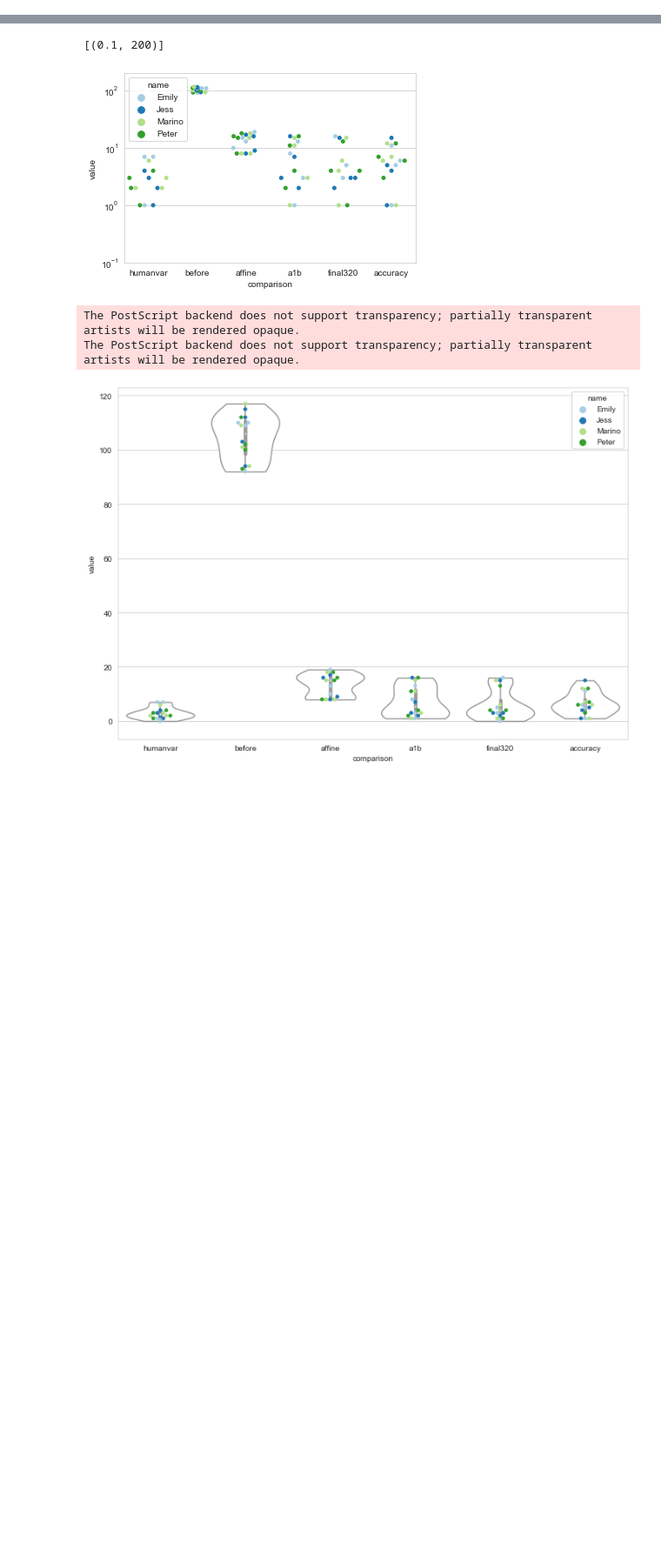
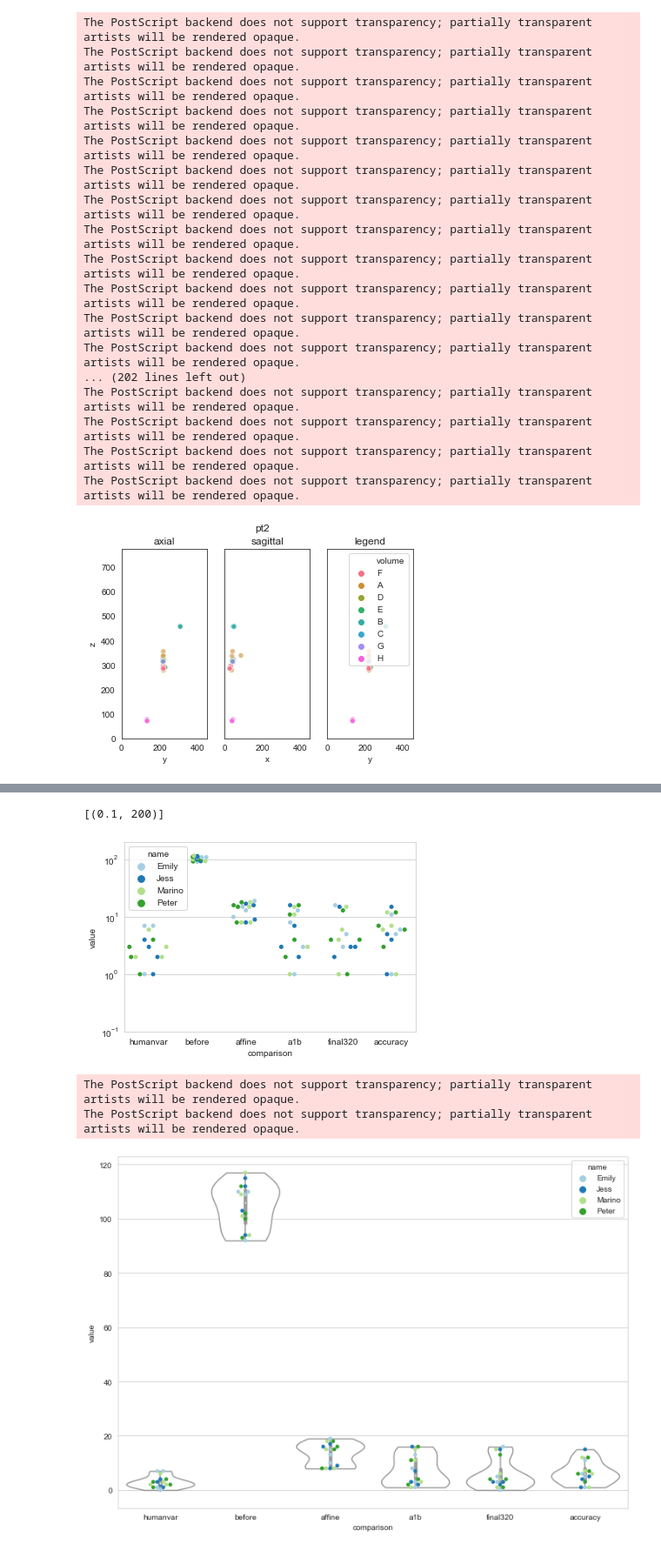
Before and after one commit to PrincetonUniversity/BrainPipe, a Jupyter notebook: tools/analysis/humanvselastix.ipynb, the cells around one changed output, grey strips where cells are left out. Shown at 87% size. Saved outputs shown, nothing was run; the diff lists cells and outputs as text; code cells hidden in the pictures; blank space fills up the shorter version.

```diff
--- a/tools/analysis/humanvselastix.ipynb
+++ b/tools/analysis/humanvselastix.ipynb
@@ -17,0 +35,5 @@ SyntaxError: invalid syntax (<ipython-input-83-5dffe3637fa3>, line 4)
+# %%
+pt1 = fulldf[fulldf.point==1]
+pt2 = fulldf[fulldf.point==2]
+pt3 = fulldf[fulldf.point==3]
+pt4 = fulldf[fulldf.point==4]
@@ -17,0 +82,33 @@ SyntaxError: invalid syntax (<ipython-input-83-5dffe3637fa3>, line 4)
+# %%
+ax0 = sns.set_style('white')
+ax0 = sns.set_palette('Spectral')
+fig, ax0 =plt.subplots(1,3,sharex=True,sharey=True)
+sns.scatterplot(ax=ax0[1],x=pt2.x,y=pt2.z,hue=pt2.volume,legend=False,alpha=0.6)
+ax0[1].set_title('sagittal')
+sns.scatterplot(ax=ax0[0],x=pt2.y,y=pt2.z,hue=pt2.volume,legend=False,alpha=0.6)
+ax0[0].set_title('axial')
+sns.scatterplot(ax=ax0[2],x=pt2.y,y=pt2.z,hue=pt2.volume,alpha=0.6)
+ax0[2].set_title('legend')
+plt.xlim([0,450])
+plt.ylim([0,774])
+plt.suptitle('pt2')
+plt.savefig('/Users/emilydennis/Desktop/humanvselastix_pt2.eps')
+# %% [output]
+The PostScript backend does not support transparency; partially transparent artists will be rendered opaque.
+The PostScript backend does not support transparency; partially transparent artists will be rendered opaque.
+The PostScript backend does not support transparency; partially transparent artists will be rendered opaque.
+The PostScript backend does not support transparency; partially transparent artists will be rendered opaque.
+The PostScript backend does not support transparency; partially transparent artists will be rendered opaque.
+The PostScript backend does not support transparency; partially transparent artists will be rendered opaque.
+The PostScript backend does not support transparency; partially transparent artists will be rendered opaque.
+The PostScript backend does not support transparency; partially transparent artists will be rendered opaque.
+The PostScript backend does not support transparency; partially transparent artists will be rendered opaque.
+The PostScript backend does not support transparency; partially transparent artists will be rendered opaque.
+The PostScript backend does not support transparency; partially transparent artists will be rendered opaque.
+The PostScript backend does not support transparency; partially transparent artists will be rendered opaque.
+... (202 lines left out)
+The PostScript backend does not support transparency; partially transparent artists will be rendered opaque.
+The PostScript backend does not support transparency; partially transparent artists will be rendered opaque.
+The PostScript backend does not support transparency; partially transparent artists will be rendered opaque.
+The PostScript backend does not support transparency; partially transparent artists will be rendered opaque.
+[figure, added]
```
Also changed, not shown: parts of 11 cells of this notebook.
